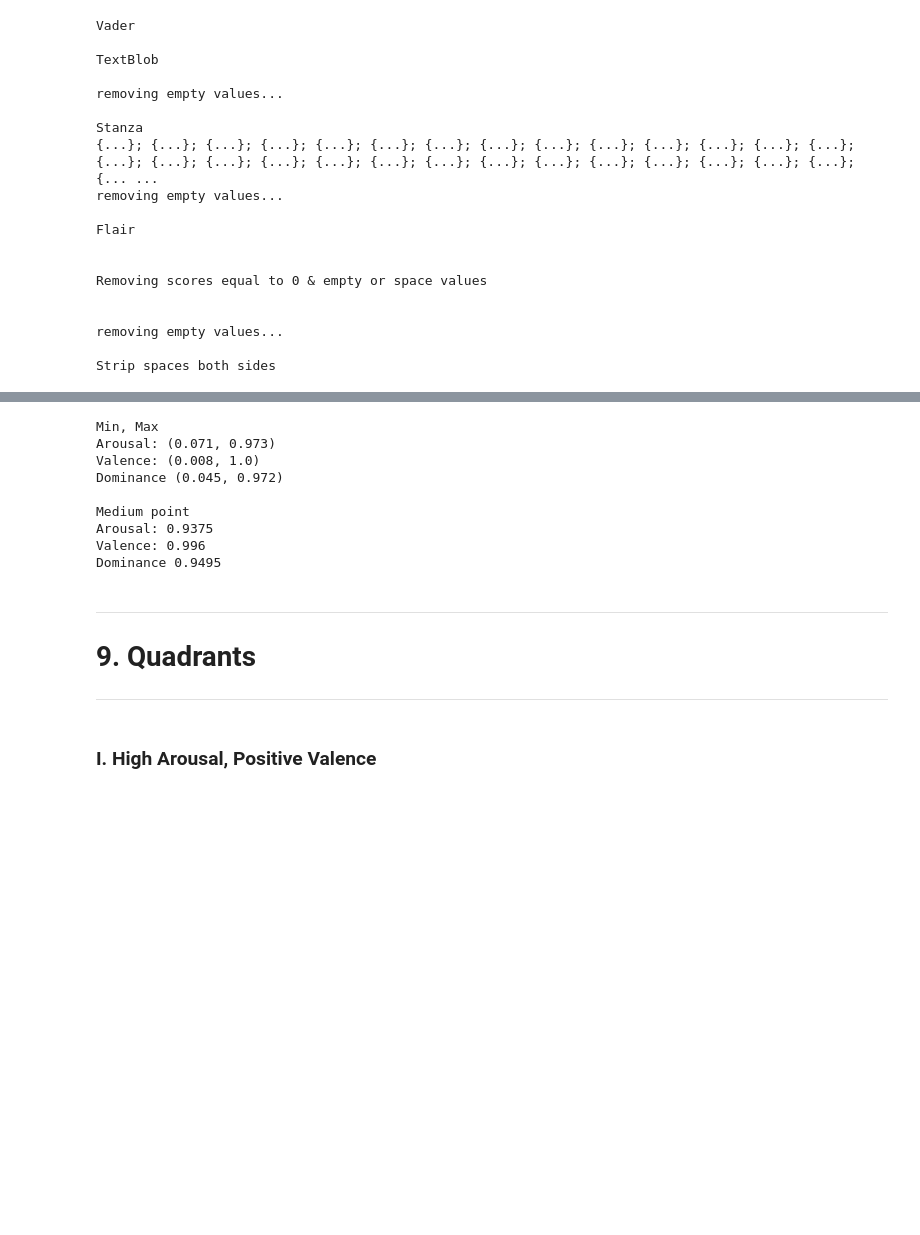
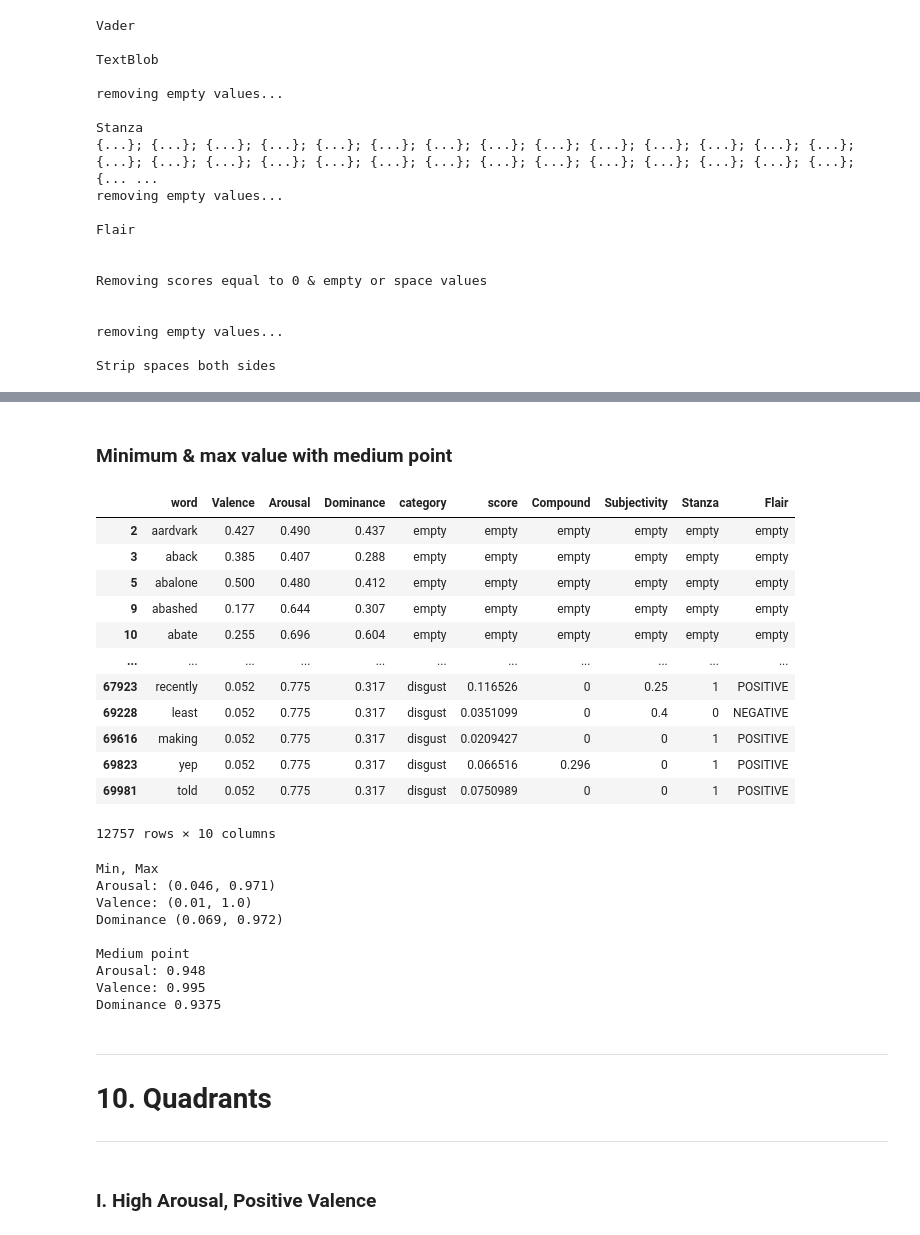
Before and after one commit to aascode/sentiment-analysis-2, a Jupyter notebook: processing/plotting_&_preprocessing_each_word_NLP.ipynb, the cells around one changed output, grey strips where cells are left out. Cells and saved outputs as stored; diff of their text form; code cells hidden in the pictures; blank space fills up the shorter version.

```diff
--- a/processing/plotting_&_preprocessing_each_word_NLP.ipynb
+++ b/processing/plotting_&_preprocessing_each_word_NLP.ipynb
@@ -744,0 +807,4 @@ df.to_csv('checkpoint-bywords.csv', encoding='utf-8', index=False)
+# %%
+df_VAD = df_VAD.drop_duplicates(subset=['word'], keep=False)
+# %%
+df_VAD.replace(float('NaN'), 'empty', inplace=True)
@@ -744,0 +813,2 @@ df.to_csv('checkpoint-bywords.csv', encoding='utf-8', index=False)
+# %%
+df_VAD = nlp_apply(df_VAD, 'word')
@@ -745,3 +819,5 @@ df.to_csv('checkpoint-bywords.csv', encoding='utf-8', index=False)
+# %% [markdown]
+### Minimum & max value with medium point
 # %%
 def min_max_value(df, c):
     return df[c].min(), df[c].max()
@@ -751,8 +827,24 @@ def medium_point(df, c):
     x1, x2 = min_max_value(df, c)
     return x2 - x1 / 2
 # %%
-df_NRC_VAD_Lexicon = preprocessing_characteres(df_NRC_VAD_Lexicon, 'word')
-df_NRC_VAD_Lexicon['word'] = df['word'].str.strip()
-df_NRC_VAD_Lexicon = df_NRC_VAD_Lexicon.dropna()
+df_VAD = preprocessing_characteres(df_VAD, 'word')
+df_VAD['word'] = df_VAD['word'].str.strip()
+df_VAD = df_VAD.dropna()
+# %%
+df_VAD
+# %% [output]
+|  | word | Valence | Arousal | Dominance | category | score | Compound | Subjectivity | Stanza | Flair |
+| 2 | aardvark | 0.427 | 0.490 | 0.437 | empty | empty | empty | empty | empty | empty |
+| 3 | aback | 0.385 | 0.407 | 0.288 | empty | empty | empty | empty | empty | empty |
+| 5 | abalone | 0.500 | 0.480 | 0.412 | empty | empty | empty | empty | empty | empty |
+| 9 | abashed | 0.177 | 0.644 | 0.307 | empty | empty | empty | empty | empty | empty |
+| 10 | abate | 0.255 | 0.696 | 0.604 | empty | empty | empty | empty | empty | empty |
+| ... | ... | ... | ... | ... | ... | ... | ... | ... | ... | ... |
+| 67923 | recently | 0.052 | 0.775 | 0.317 | disgust | 0.116526 | 0 | 0.25 | 1 | POSITIVE |
+| 69228 | least | 0.052 | 0.775 | 0.317 | disgust | 0.0351099 | 0 | 0.4 | 0 | NEGATIVE |
+| 69616 | making | 0.052 | 0.775 | 0.317 | disgust | 0.0209427 | 0 | 0 | 1 | POSITIVE |
+| 69823 | yep | 0.052 | 0.775 | 0.317 | disgust | 0.066516 | 0.296 | 0 | 1 | POSITIVE |
+| 69981 | told | 0.052 | 0.775 | 0.317 | disgust | 0.0750989 | 0 | 0 | 1 | POSITIVE |
+12757 rows × 10 columns
 # %%
 # COLUMNS: word, Arousal, Valence, Dominance
@@ -762,20 +854,20 @@ dominance_mp = medium_point(df_NRC_VAD_Lexicon, 'Dominance')
 # %%
 print('Min, Max')
-print('Arousal: {}\nValence: {}\nDominance {}\n'.format(min_max_value(df_NRC_VAD_Lexicon, 'Arousal'), min_max_value(df_NRC_VAD_Lexicon, 'Valence'), min_max_value(df_NRC_VAD_Lexicon, 'Dominance')))
+print('Arousal: {}\nValence: {}\nDominance {}\n'.format(min_max_value(df_VAD, 'Arousal'), min_max_value(df_VAD, 'Valence'), min_max_value(df_VAD, 'Dominance')))
 
 print('Medium point')
 print('Arousal: {}\nValence: {}\nDominance {}'.format(arousal_mp, valence_mp, dominance_mp))
 # %% [output]
 Min, Max
-Arousal: (0.071, 0.973)
-Valence: (0.008, 1.0)
-Dominance (0.045, 0.972)
+Arousal: (0.046, 0.971)
+Valence: (0.01, 1.0)
+Dominance (0.069, 0.972)
 
 Medium point
-Arousal: 0.9375
-Valence: 0.996
-Dominance 0.9495
+Arousal: 0.948
+Valence: 0.995
+Dominance 0.9375
 # %% [markdown]
 ---
-# **9. Quadrants**
+# **10. Quadrants**
 ---
```
Also changed, not shown: parts of 38 cells of this notebook.
